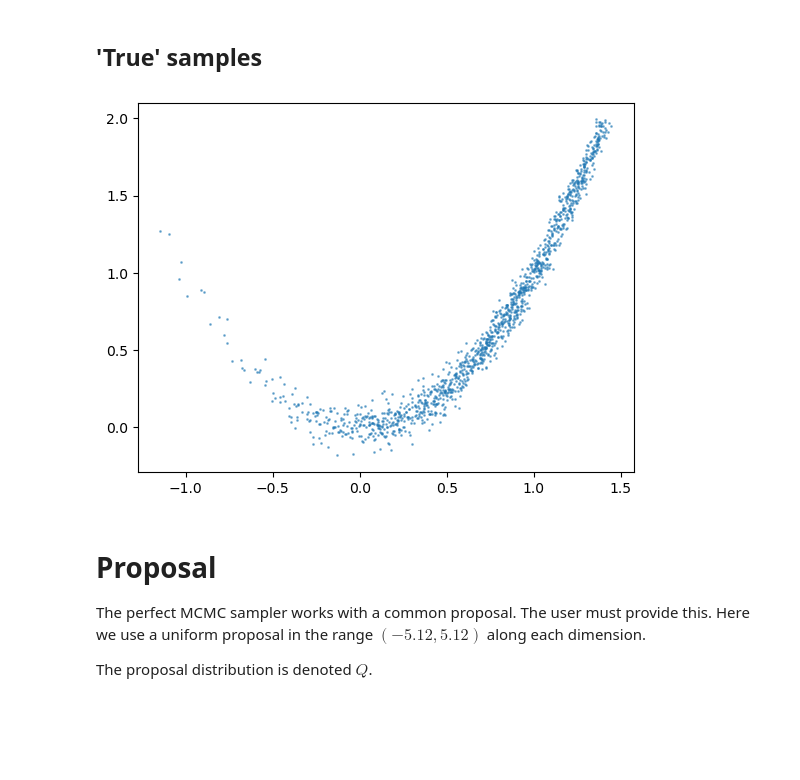
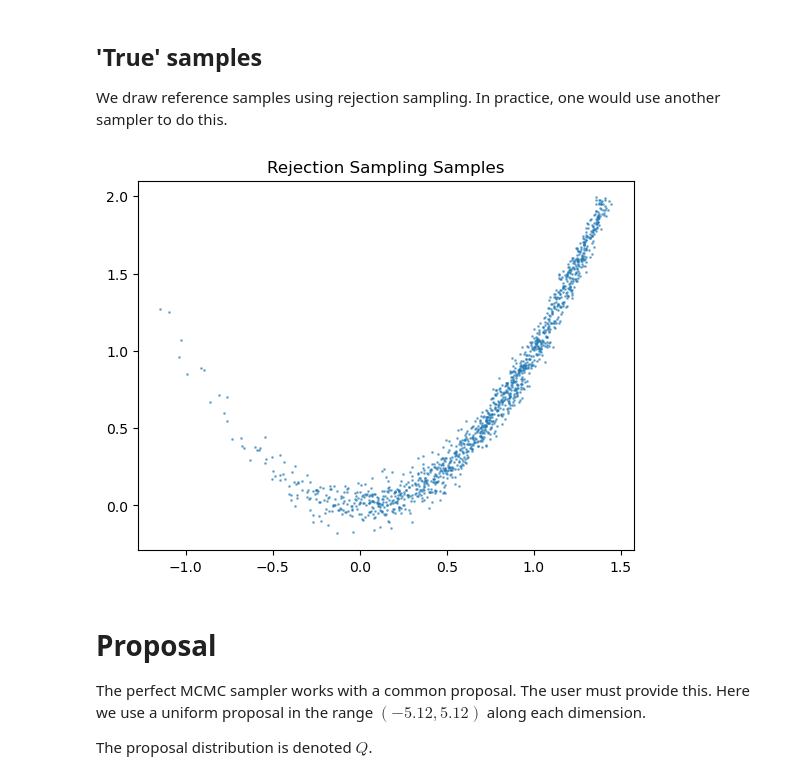
Before and after one commit to cjm96/mcmc_infinity, a Jupyter notebook: mcmc_infinity/examples/nf_demo_rosenbrock.ipynb, the cells around one changed output. Saved outputs shown, nothing was run; the diff lists cells and outputs as text; code cells hidden in the pictures; blank space fills up the shorter version.

```diff
--- a/mcmc_infinity/examples/nf_demo_rosenbrock.ipynb
+++ b/mcmc_infinity/examples/nf_demo_rosenbrock.ipynb
@@ -61,5 +33,7 @@ Text(0, 0.5, 'y')
 # %% [markdown]
 ## 'True' samples
+
+We draw reference samples using rejection sampling. In practice, one would use another sampler to do this.
 # %%
 n_samples = 1000
 n_accepted = 0
@@ -71,10 +45,11 @@ log_weights -= np.max(log_weights)  # for numerical stability
 log_u = np.log(rng.uniform(size=len(xy)))
 iid_samples = xy[log_u < log_weights]
 # %%
+plt.title("Rejection Sampling Samples")
 plt.scatter(iid_samples[:, 0], iid_samples[:, 1], s=1, alpha=0.5, label='IID Samples')
 plt.show()
 # %% [output]
-[figure, old version]
+[figure, new version]
 # %% [markdown]
 # Proposal
 
```
Also changed, not shown: parts of 17 cells of this notebook.
